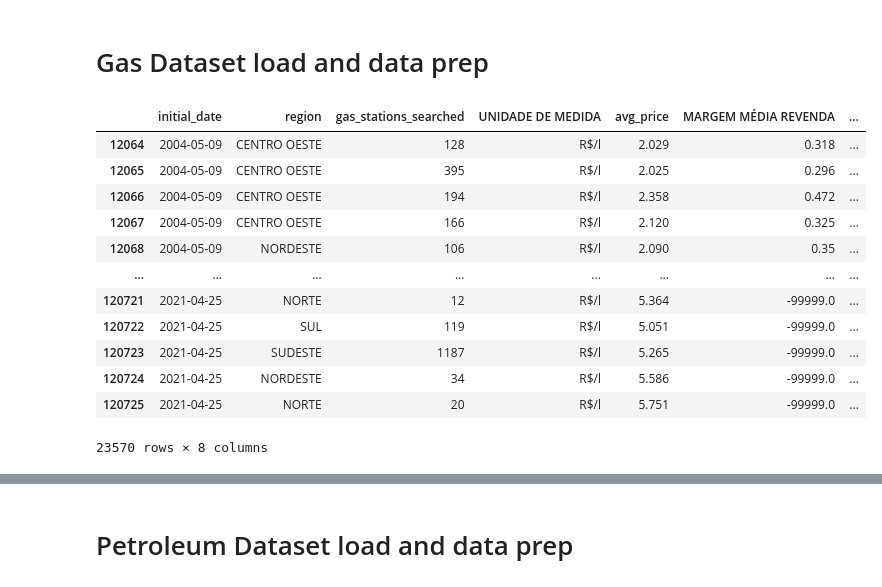
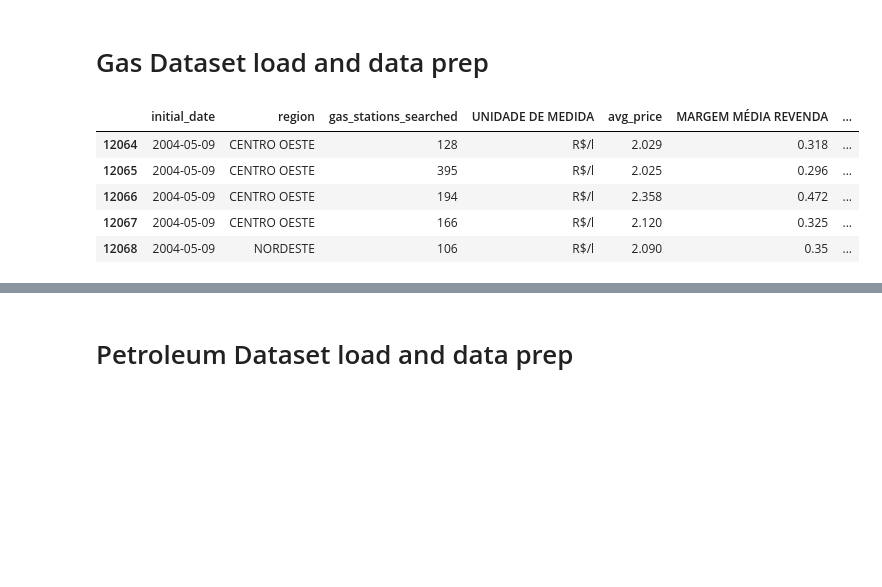
Before and after one commit to oliveira-chr/Gasolina-Petroleo-Dataset, a Jupyter notebook: jupiter/project.ipynb, the cells around one changed output, grey strips where cells are left out. Drawn from its saved outputs; the diff is of its cells as text; code cells hidden in the pictures; blank space fills up the shorter version.

```diff
--- a/jupiter/project.ipynb
+++ b/jupiter/project.ipynb
@@ -3,7 +4,7 @@ import pandas as pd
 # %% [markdown]
 # Gas Dataset load and data prep
 # %%
-df = pd.read_csv (r'/Users/test/Projects/Gasolina-Petroleo-Dataset/DataSet/2004-2021.tsv', sep = '\t')
+df = pd.read_csv (r'..\\DataSet/2004-2021.tsv', sep = '\t')
 isGas = df['PRODUTO']=="GASOLINA COMUM"
 df_gas = df[isGas]
 
@@ -13,40 +14,33 @@ df_gas = df_gas.drop(['PREÇO MÉDIO DISTRIBUIÇÃO',
                       'PREÇO MÍNIMO DISTRIBUIÇÃO',
                       'PREÇO MÁXIMO DISTRIBUIÇÃO',
                       'COEF DE VARIAÇÃO DISTRIBUIÇÃO',
                       'DATA FINAL',
                       'PRODUTO',
                       'ESTADO',
                       'DESVIO PADRÃO REVENDA',
                       'PREÇO MÍNIMO REVENDA',
                       'PREÇO MÁXIMO REVENDA',
                       'COEF DE VARIAÇÃO REVENDA'], axis=1)
 
 # Renomeando colunas para o padrão correto.
 df_gas.rename(columns = {
     'NÚMERO DE POSTOS PESQUISADOS':'gas_stations_searched',
     'PREÇO MÉDIO REVENDA':'avg_price',
     'DATA INICIAL':'initial_date',
     'REGIÃO':'region',
-    'MES':'month',
+    'month':'month',
     'ANO':'year'
 }, inplace = True)
 
 df_gas['initial_date'] = pd.to_datetime(df_gas['initial_date'], format='%Y-%m-%d')
 df_gas['month'] = pd.DatetimeIndex(df_gas['initial_date']).month
 df_gas['year'] = pd.DatetimeIndex(df_gas['initial_date']).year
-df_gas
+df_gas.head()
 # %% [output]
 |  | initial_date | region | gas_stations_searched | UNIDADE DE MEDIDA | avg_price | MARGEM MÉDIA REVENDA | ... |
 | 12064 | 2004-05-09 | CENTRO OESTE | 128 | R$/l | 2.029 | 0.318 | ... |
 | 12065 | 2004-05-09 | CENTRO OESTE | 395 | R$/l | 2.025 | 0.296 | ... |
 | 12066 | 2004-05-09 | CENTRO OESTE | 194 | R$/l | 2.358 | 0.472 | ... |
 | 12067 | 2004-05-09 | CENTRO OESTE | 166 | R$/l | 2.120 | 0.325 | ... |
 | 12068 | 2004-05-09 | NORDESTE | 106 | R$/l | 2.090 | 0.35 | ... |
-| ... | ... | ... | ... | ... | ... | ... | ... |
-| 120721 | 2021-04-25 | NORTE | 12 | R$/l | 5.364 | -99999.0 | ... |
-| 120722 | 2021-04-25 | SUL | 119 | R$/l | 5.051 | -99999.0 | ... |
-| 120723 | 2021-04-25 | SUDESTE | 1187 | R$/l | 5.265 | -99999.0 | ... |
-| 120724 | 2021-04-25 | NORDESTE | 34 | R$/l | 5.586 | -99999.0 | ... |
-| 120725 | 2021-04-25 | NORTE | 20 | R$/l | 5.751 | -99999.0 | ... |
-23570 rows × 8 columns
 # %%
```
Also changed, not shown: parts of 13 cells of this notebook.
